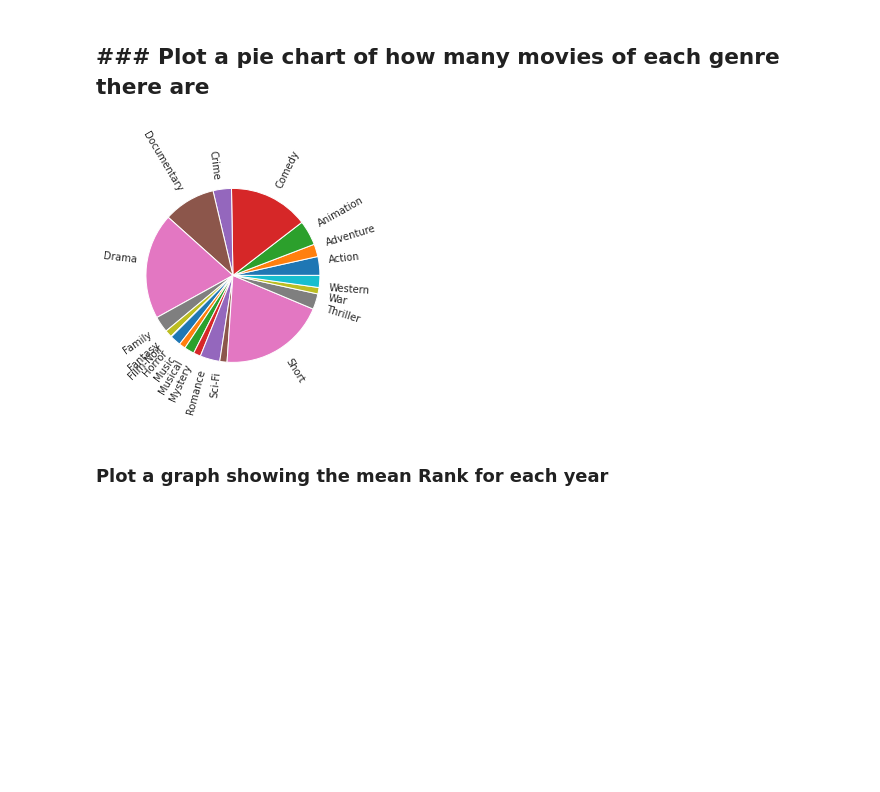
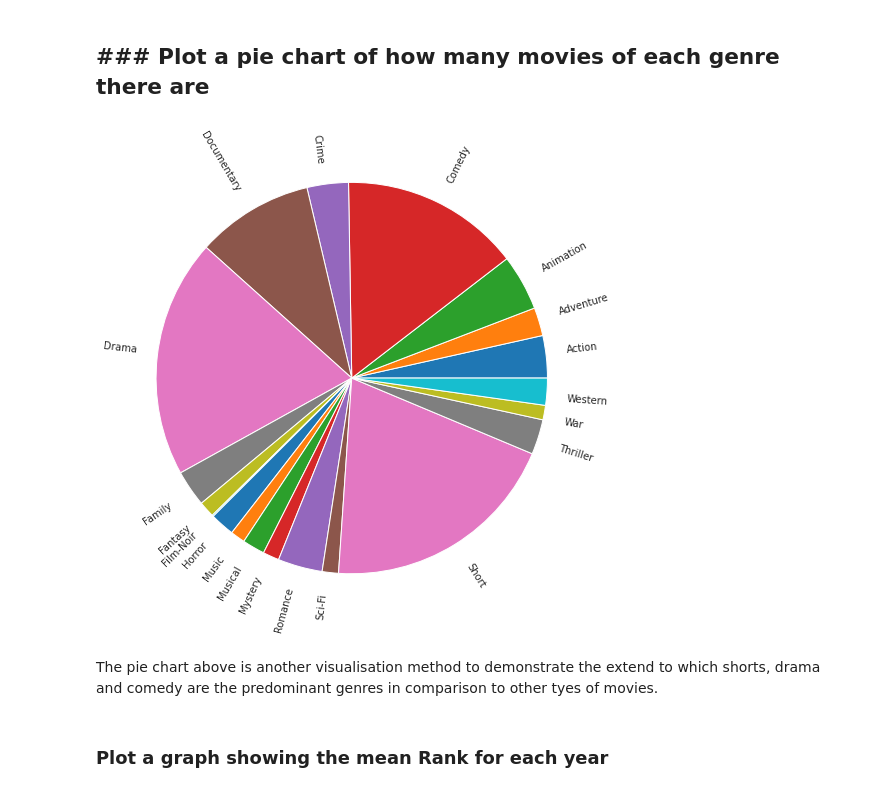
Before and after one commit to EllenSakkla/-PythonFundamentals, a Jupyter notebook: projects/Movies_Project.ipynb, the cells around one changed output. Drawn from its saved outputs; the diff is of its cells as text; code cells hidden in the pictures; blank space fills up the shorter version.

```diff
--- a/projects/Movies_Project.ipynb
+++ b/projects/Movies_Project.ipynb
@@ -249,11 +305,14 @@ plt.show()
 # %%
 genre_movies = movies_cleaned.groupby(['genre'])['name'].count()
 #display (genre_movies)
+plt.figure(figsize=(15,9))
 labels = genre_movies.keys()
 plt.pie(genre_movies, labels = labels, rotatelabels = True)
 plt.show()
 # %% [output]
-[figure, old version]
+[figure, new version]
+# %% [markdown]
+The pie chart above is another visualisation method to demonstrate the extend to which shorts, drama and comedy are the predominant genres in comparison to other tyes of movies.
 # %% [markdown]
 ### Plot a graph showing the mean Rank for each year
 # %%
```
Also changed, not shown: parts of 10 cells of this notebook.
